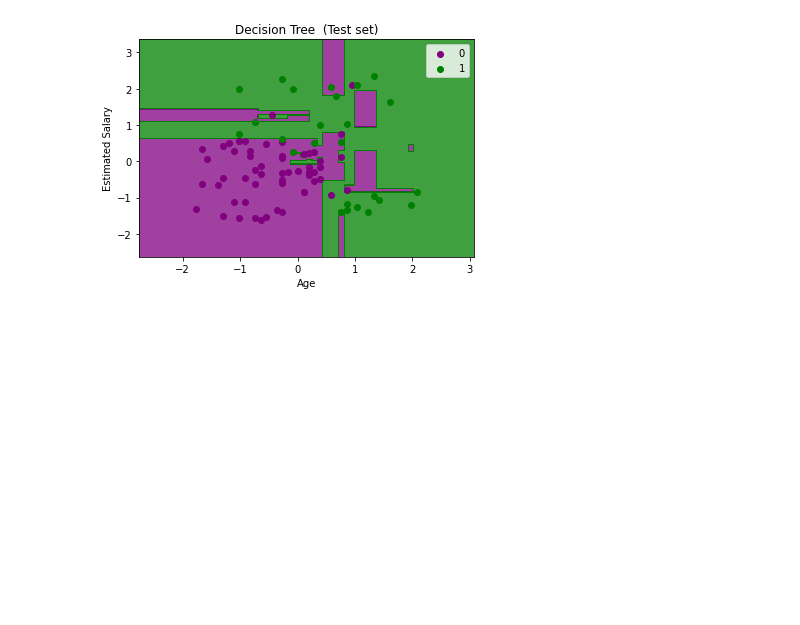
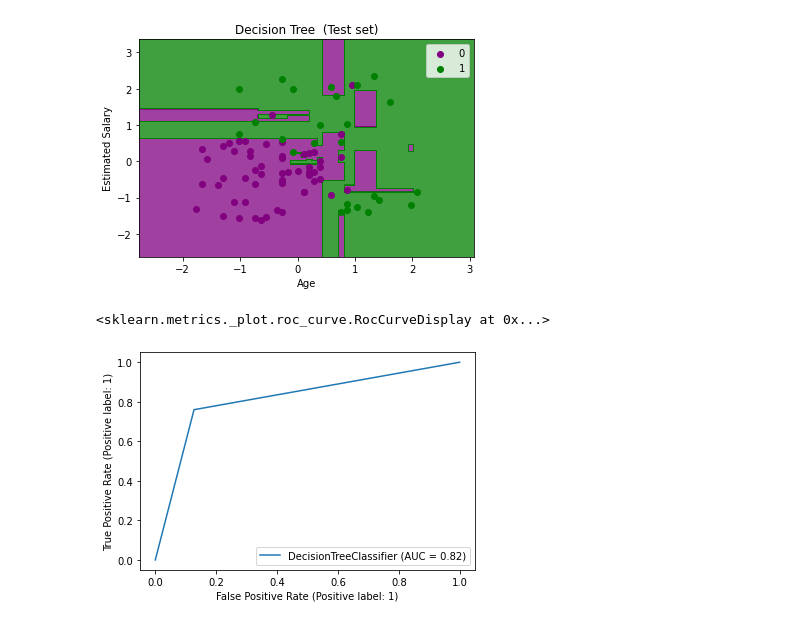
Before and after one commit to JayabharathiRavi/D19_Task_7, a Jupyter notebook: Copy_of_Decision_Trees_Assignment15.ipynb, the cells around one changed output. Drawn from its saved outputs; the diff is of its cells as text; code cells hidden in the pictures; blank space fills up the shorter version.

```diff
--- a/Copy_of_Decision_Trees_Assignment15.ipynb
+++ b/Copy_of_Decision_Trees_Assignment15.ipynb
@@ -110,3 +115,8 @@ plt.show()
 *c* argument looks like a single numeric RGB or RGBA sequence, which should be avoided as value-mapping will have precedence in case its length matches with *x* & *y*.  Please use the *color* keyword- ...
 *c* argument looks like a single numeric RGB or RGBA sequence, which should be avoided as value-mapping will have precedence in case its length matches with *x* & *y*.  Please use the *color* keyword- ...
 [figure]
+# %%
+plot_roc_curve(dt, X_test, y_test)
+# %% [output]
+<sklearn.metrics._plot.roc_curve.RocCurveDisplay at 0x...>
+[figure, added]
```
Also changed, not shown: parts of 1 cell of this notebook.
